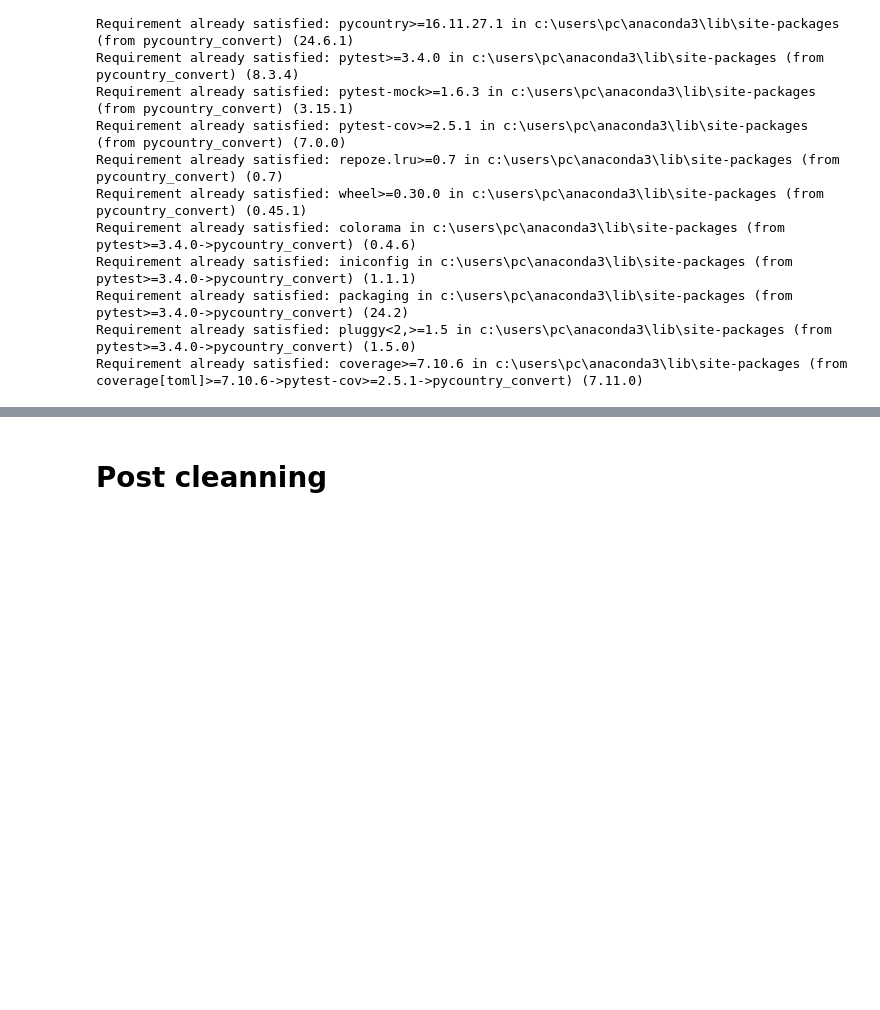
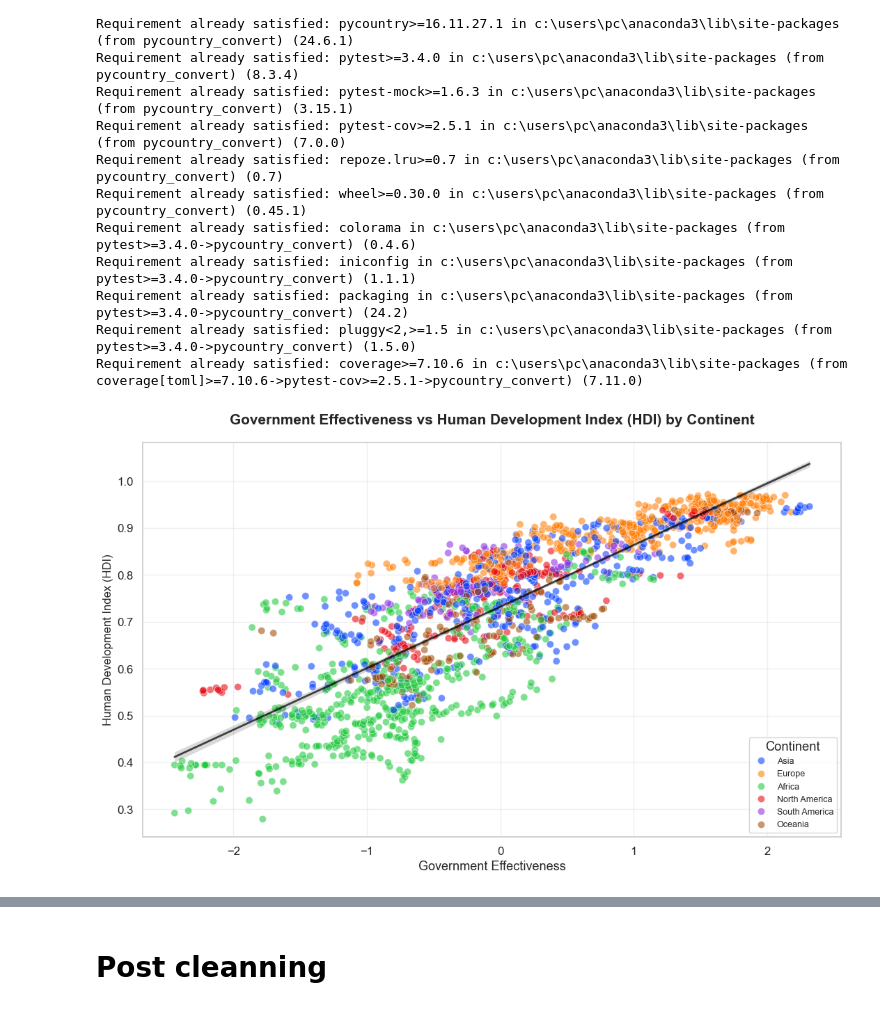
Before and after one commit to moonexca/governance-effectiveness-global-society-ml, a Jupyter notebook: MachineLearning_SoledadYash.ipynb, the cells around one changed output, grey strips where cells are left out. Saved outputs shown, nothing was run; the diff lists cells and outputs as text; code cells hidden in the pictures; blank space fills up the shorter version.

```diff
--- a/MachineLearning_SoledadYash.ipynb
+++ b/MachineLearning_SoledadYash.ipynb
@@ -155,30 +176,15 @@ print(df1.columns.tolist())
 ['Country Name', 'Country Code', 'Series Name', 'Series Code', '2013 [YR2013]', '2014 [YR2014]', '2015 [YR2015]', '2016 [YR2016]', '2017 [YR2017]', '2018 [YR2018]', '2019 [YR2019]', '2020 [YR2020]', ' ...
 # %%
 df1.columns = df1.columns.str.replace(r"\s*\[YR\d+\]", "", regex=True)
-
-selected_series = [
-    "Control of Corruption: Estimate",
-    "Government Effectiveness: Estimate",
-    "Regulatory Quality: Estimate",
-    "Rule of Law: Estimate"]
+selected_series = ["Control of Corruption: Estimate","Government Effectiveness: Estimate","Regulatory Quality: Estimate","Rule of Law: Estimate"]
 
 df1_filtered = df1[df1["Series Name"].isin(selected_series)]
-
-df1_melt = df1_filtered.melt(
-    id_vars=["Country Name", "Series Name"],
-    var_name="Year",
-    value_name="Value")
-
-
+df1_melt = df1_filtered.melt(id_vars=["Country Name", "Series Name"], var_name="Year",value_name="Value")
 df1_melt["Year"] = pd.to_numeric(df1_melt["Year"], errors="coerce")
 df1_melt["Value"] = pd.to_numeric(df1_melt["Value"], errors="coerce")
 
 
-df1_clean = df1_melt.pivot_table(
-    index=["Country Name", "Year"],
-    columns="Series Name",
-    values="Value"
-).reset_index()
+df1_clean = df1_melt.pivot_table(index=["Country Name", "Year"], columns="Series Name", values="Value").reset_index()
 
 print("WGI clean:", df1_clean.shape)
 df1_clean.head(10)
@@ -426,7 +411,6 @@ plt.show()
 # %%
 !pip install pycountry_convert
 import pycountry_convert as pc
-
 def country_to_continent(country_name):
     try:
         country_code = pc.country_name_to_country_alpha2(country_name)
@@ -435,20 +419,14 @@ def country_to_continent(country_name):
         return continent_name
     except:
         return None
-
 df['continent'] = df['country'].apply(country_to_continent)
-
-# corregir los pocos países con nombres no estándar
 custom_map = {
     'Congo, Dem. Rep.': 'Africa',
     'Congo, Rep.': 'Africa',
     'Venezuela, RB': 'Latin America',
-    'Iran, Islamic Rep.': 'Asia'
-}
+    'Iran, Islamic Rep.': 'Asia'}
 df['continent'] = df.apply(
-    lambda x: custom_map[x['country']] if x['country'] in custom_map else x['continent'], axis=1
-)
-
+    lambda x: custom_map[x['country']] if x['country'] in custom_map else x['continent'], axis=1)
 df = df.dropna(subset=['continent'])
 # %% [output]
 Requirement already satisfied: pycountry_convert in c:\users\pc\anaconda3\lib\site-packages (0.7.2)
@@ -467,21 +445,18 @@ Requirement already satisfied: coverage>=7.10.6 in c:\users\pc\anaconda3\lib\sit
 # %%
 sns.set(style="whitegrid", font_scale=1.1)
 plt.figure(figsize=(11,7))
 sns.scatterplot(data=df, x='gov_effectiveness', y='hdi', hue='continent', palette='bright', alpha=0.57, s=55, edgecolor='white')
-
 sns.regplot(data=df, x='gov_effectiveness', y='hdi', scatter=False, color='black', line_kws={'linewidth': 2, 'alpha': 0.7})
-plt.scatter(df.loc[df['hdi']==max_hdi, 'gov_effectiveness'], df.loc[df['hdi']==max_hdi, 'hdi'], s=100, color='red', edgecolor='gray', linewidth=1.2, zorder=5)
-plt.scatter(df.loc[df['hdi']==min_hdi, 'gov_effectiveness'], df.loc[df['hdi']==min_hdi, 'hdi'], s=100, color='blue', edgecolor='gray', linewidth=1.2, zorder=5)
-plt.text(df.loc[df['hdi']==max_hdi, 'gov_effectiveness'].values[0]+0.05, max_hdi+0.01, "1", color='red', fontsize=10, weight='bold')
-plt.text(df.loc[df['hdi']==min_hdi, 'gov_effectiveness'].values[0]+0.05, min_hdi-0.02, "0", color='blue', fontsize=10, weight='bold')
 
 plt.title("Government Effectiveness vs Human Development Index (HDI) by Continent", fontsize=15, weight='bold', pad=19)
 plt.xlabel("Government Effectiveness", fontsize=13)
 plt.ylabel("Human Development Index (HDI)", fontsize=12)
 plt.legend(title="Continent", loc='lower right', fontsize=9, frameon=True)
 plt.grid(alpha=0.3)
 plt.tight_layout()
 plt.show()
+# %% [output]
+[figure, added]
 # %%
 sns.set(style="whitegrid", font_scale=1.1)
 plt.figure(figsize=(11,7))
```
Also changed, not shown: parts of 21 cells of this notebook.
